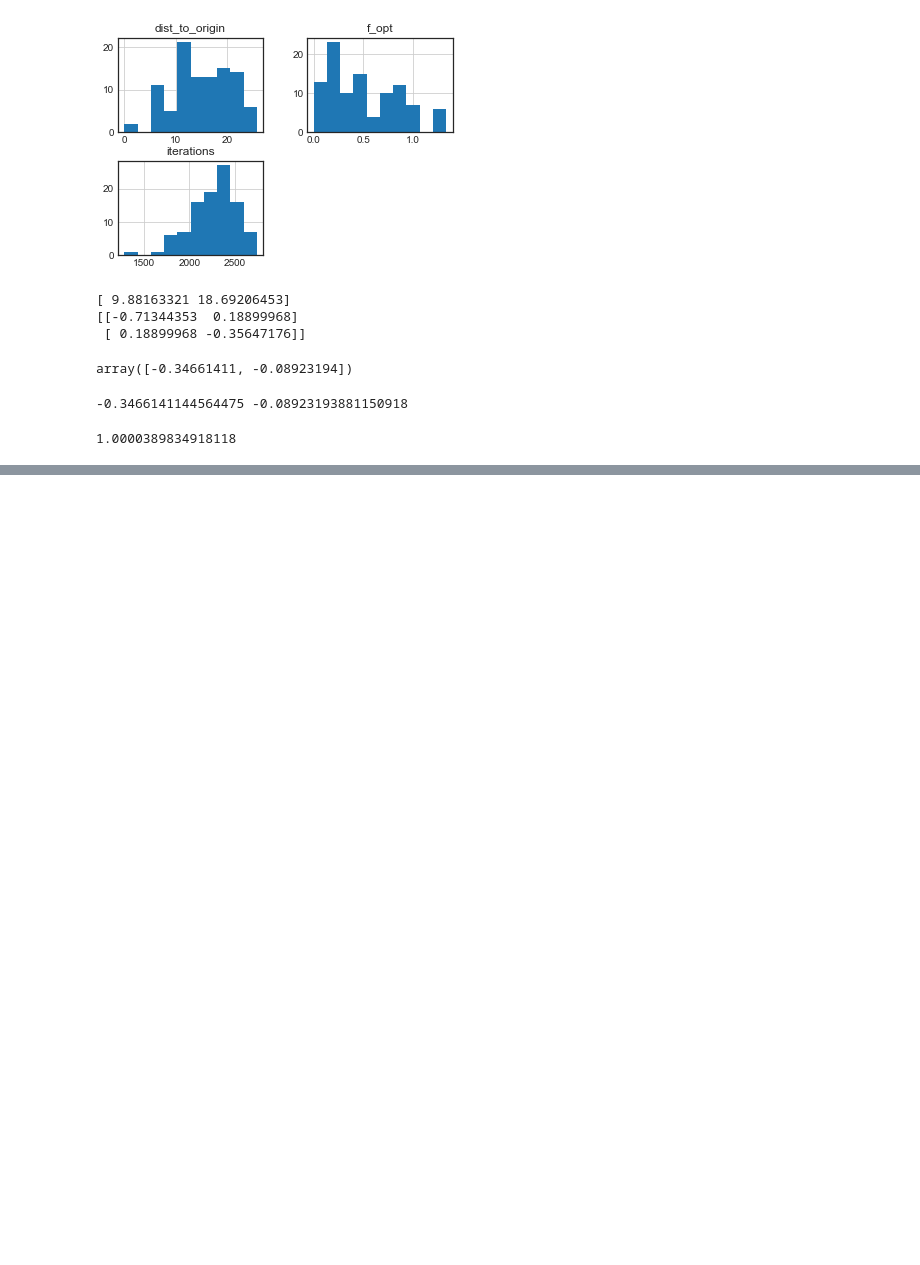
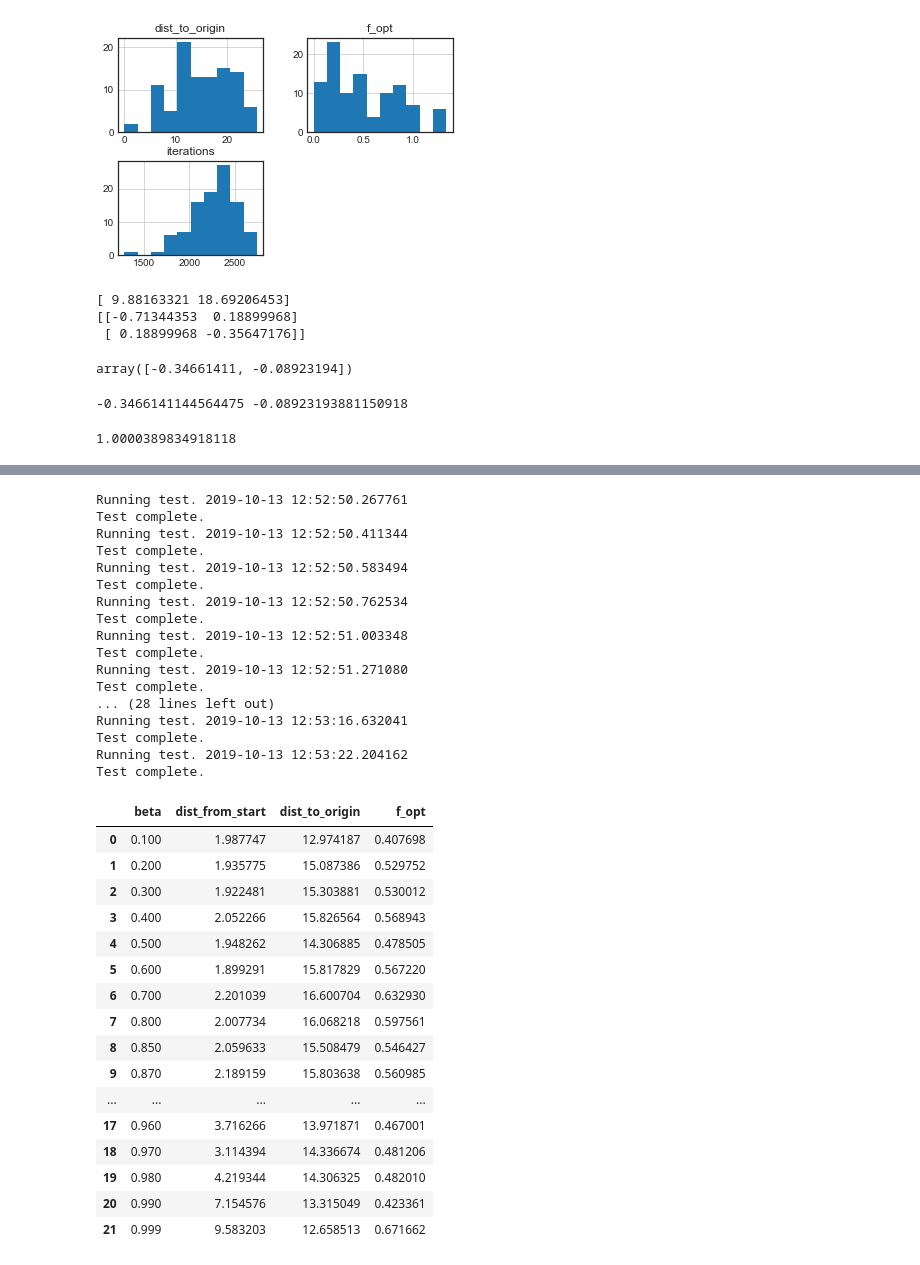
Before and after one commit to ksreenivasan/momentum_nonconvex_opt, a Jupyter notebook: griewank_tests.ipynb, the cells around one changed output, grey strips where cells are left out. Drawn from its saved outputs; the diff is of its cells as text; code cells hidden in the pictures; blank space fills up the shorter version.

```diff
--- a/griewank_tests.ipynb
+++ b/griewank_tests.ipynb
@@ -408,0 +355,37 @@ df.sort_values('f_opt')
+# %%
+beta_grid_search()
+# %% [output]
+Running test. 2019-10-13 12:52:50.267761
+Test complete.
+Running test. 2019-10-13 12:52:50.411344
+Test complete.
+Running test. 2019-10-13 12:52:50.583494
+Test complete.
+Running test. 2019-10-13 12:52:50.762534
+Test complete.
+Running test. 2019-10-13 12:52:51.003348
+Test complete.
+Running test. 2019-10-13 12:52:51.271080
+Test complete.
+... (28 lines left out)
+Running test. 2019-10-13 12:53:16.632041
+Test complete.
+Running test. 2019-10-13 12:53:22.204162
+Test complete.
+|  | beta | dist_from_start | dist_to_origin | f_opt |
+| 0 | 0.100 | 1.987747 | 12.974187 | 0.407698 |
+| 1 | 0.200 | 1.935775 | 15.087386 | 0.529752 |
+| 2 | 0.300 | 1.922481 | 15.303881 | 0.530012 |
+| 3 | 0.400 | 2.052266 | 15.826564 | 0.568943 |
+| 4 | 0.500 | 1.948262 | 14.306885 | 0.478505 |
+| 5 | 0.600 | 1.899291 | 15.817829 | 0.567220 |
+| 6 | 0.700 | 2.201039 | 16.600704 | 0.632930 |
+| 7 | 0.800 | 2.007734 | 16.068218 | 0.597561 |
+| 8 | 0.850 | 2.059633 | 15.508479 | 0.546427 |
+| 9 | 0.870 | 2.189159 | 15.803638 | 0.560985 |
+| ... | ... | ... | ... | ... |
+| 17 | 0.960 | 3.716266 | 13.971871 | 0.467001 |
+| 18 | 0.970 | 3.114394 | 14.336674 | 0.481206 |
+| 19 | 0.980 | 4.219344 | 14.306325 | 0.482010 |
+| 20 | 0.990 | 7.154576 | 13.315049 | 0.423361 |
+| 21 | 0.999 | 9.583203 | 12.658513 | 0.671662 |
```
Also changed, not shown: parts of 11 cells of this notebook, 1 other file.
